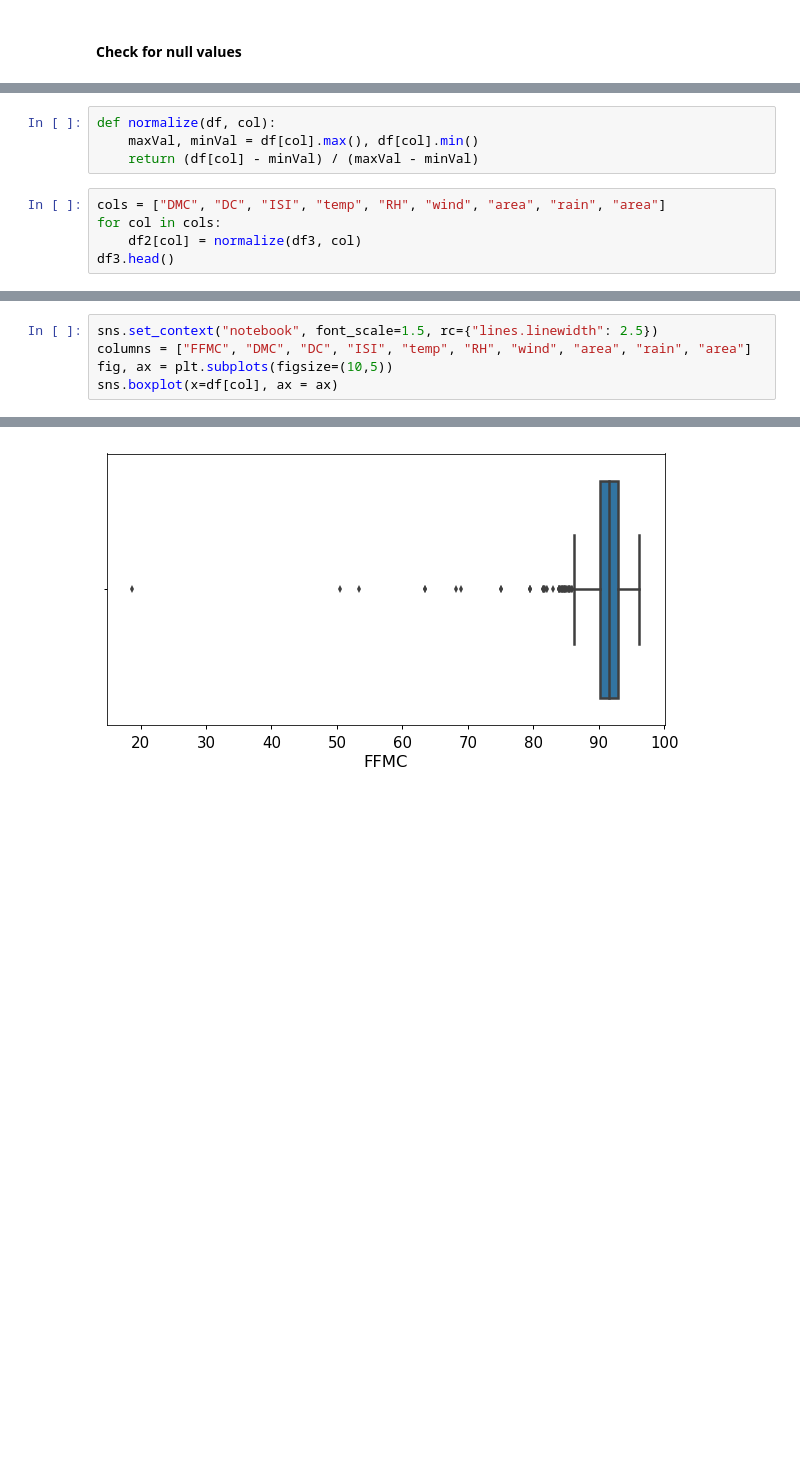
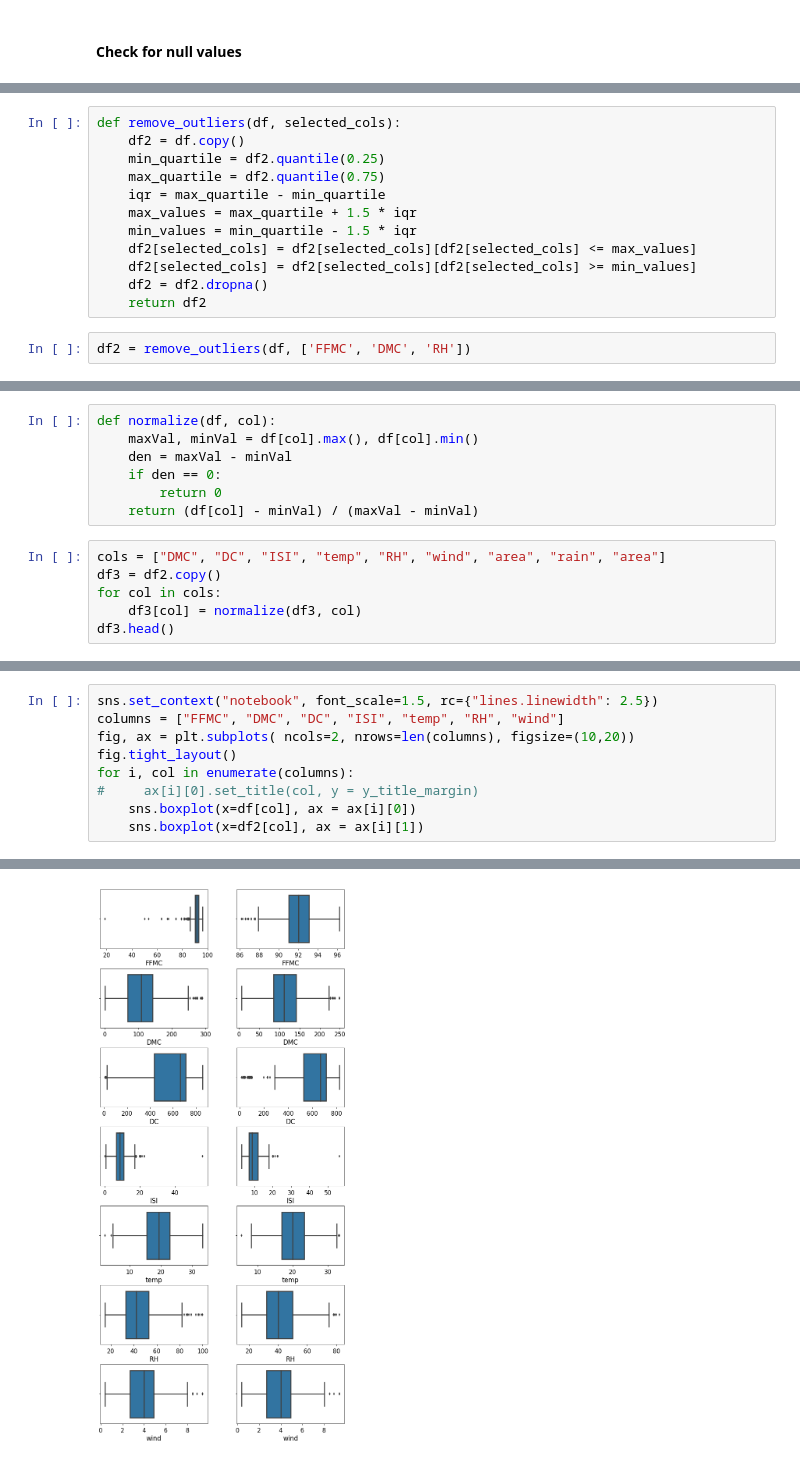
Before and after one commit to kaushal-py/data-mining, a Jupyter notebook: Data Preprocessing/forest_visualization_a.ipynb, the cells around one changed output, grey strips where cells are left out. Cells and saved outputs as stored; diff of their text form; blank space fills up the shorter version.

Commit message:
Use 1.5 IQR for outliers and Improve: Boxplot

```diff
--- a/Data Preprocessing/forest_visualization_a.ipynb
+++ b/Data Preprocessing/forest_visualization_a.ipynb
@@ -118,3 +84,17 @@ sns.distplot(df2['DMC'].tolist());
+# %%
+def remove_outliers(df, selected_cols):
+    df2 = df.copy()
+    min_quartile = df2.quantile(0.25)
+    max_quartile = df2.quantile(0.75)
+    iqr = max_quartile - min_quartile
+    max_values = max_quartile + 1.5 * iqr
+    min_values = min_quartile - 1.5 * iqr
+    df2[selected_cols] = df2[selected_cols][df2[selected_cols] <= max_values]
+    df2[selected_cols] = df2[selected_cols][df2[selected_cols] >= min_values]
+    df2 = df2.dropna()
+    return df2
+# %%
+df2 = remove_outliers(df, ['FFMC', 'DMC', 'RH'])
 # %%
 df2.describe()
 # %% [output]
@@ -130,10 +110,14 @@ df2.describe()
 # %%
 def normalize(df, col):
     maxVal, minVal = df[col].max(), df[col].min()
+    den = maxVal - minVal
+    if den == 0:
+        return 0
     return (df[col] - minVal) / (maxVal - minVal)
 # %%
 cols = ["DMC", "DC", "ISI", "temp", "RH", "wind", "area", "rain", "area"]
+df3 = df2.copy()
 for col in cols:
-    df2[col] = normalize(df3, col)
+    df3[col] = normalize(df3, col)
 df3.head()
 # %% [output]
@@ -187,6 +157,10 @@ corr
 # %%
 sns.set_context("notebook", font_scale=1.5, rc={"lines.linewidth": 2.5})
-columns = ["FFMC", "DMC", "DC", "ISI", "temp", "RH", "wind", "area", "rain", "area"]
-fig, ax = plt.subplots(figsize=(10,5))
-sns.boxplot(x=df[col], ax = ax)
+columns = ["FFMC", "DMC", "DC", "ISI", "temp", "RH", "wind"]
+fig, ax = plt.subplots( ncols=2, nrows=len(columns), figsize=(10,20))
+fig.tight_layout()
+for i, col in enumerate(columns):
+#     ax[i][0].set_title(col, y = y_title_margin)
+    sns.boxplot(x=df[col], ax = ax[i][0])
+    sns.boxplot(x=df2[col], ax = ax[i][1])
 # %% [output]
@@ -194 +167 @@ sns.boxplot(x=df[col], ax = ax)
-[figure, old version]
+[figure, new version]
```
Also changed, not shown: parts of 21 cells of this notebook.
